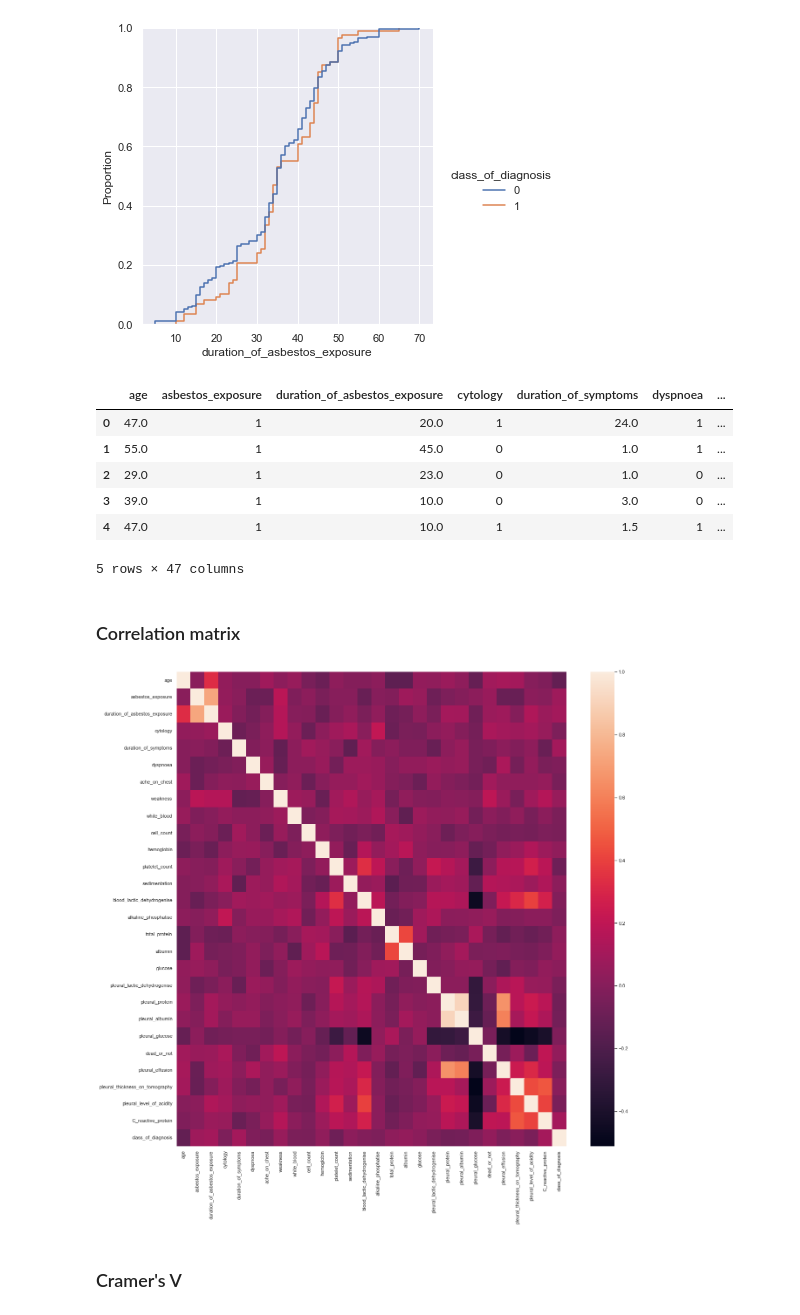
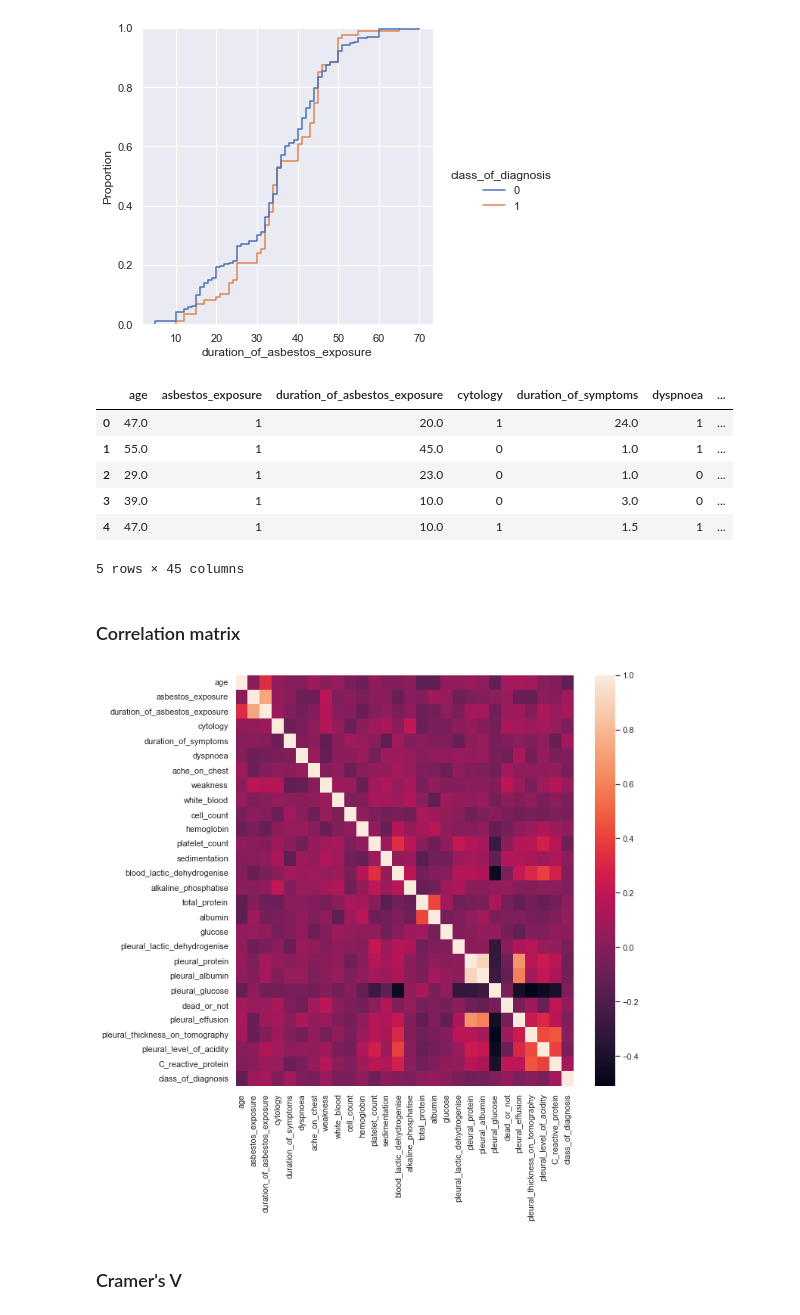
Before and after one commit to romanelgff/ml-mesothelioma, a Jupyter notebook: code.ipynb, the cells around one changed output. Cells and saved outputs as stored; diff of their text form; code cells hidden in the pictures.

```diff
--- a/code.ipynb
+++ b/code.ipynb
@@ -347,3 +342,5 @@ pd.crosstab(df["class_of_diagnosis"], df["habit_of_cigarette"], normalize='colum
+# %%
+df = df.drop("performance_status", axis=1)
 # %% [markdown]
 ### Graphic representations
 # %%
@@ -366,5 +366,5 @@ sns.displot(data=var, x="duration_of_asbestos_exposure", hue="class_of_diagnosis
 # %%
-# dataframe with dummys
+# dataframe with dummies
 dc = pd.DataFrame(pd.get_dummies(df.drop('class_of_diagnosis', axis=1)))
 dc.head()
 # %% [output]
@@ -374,4 +374,4 @@ dc.head()
 | 2 | 29.0 | 1 | 23.0 | 0 | 1.0 | 0 | ... |
 | 3 | 39.0 | 1 | 10.0 | 0 | 3.0 | 0 | ... |
 | 4 | 47.0 | 1 | 10.0 | 1 | 1.5 | 1 | ... |
-5 rows × 47 columns
+5 rows × 45 columns
@@ -380,13 +382,14 @@ dc.head()
 # %%
 import seaborn as sns
 
 corrMatrix = df.select_dtypes(include='number').corr()
 
-plt.rcParams['figure.figsize'] = [20, 20]
+plt.rcParams['figure.figsize'] = [10, 10]
 sns.heatmap(corrMatrix)
+plt.savefig("corr-matrix.png")
 plt.show()
 # %% [output]
-[figure, old version]
+[figure, new version]
 # %% [markdown]
 ### Cramer's V
 # %% [markdown]
```
Also changed, not shown: parts of 68 cells of this notebook, 6 other files.
